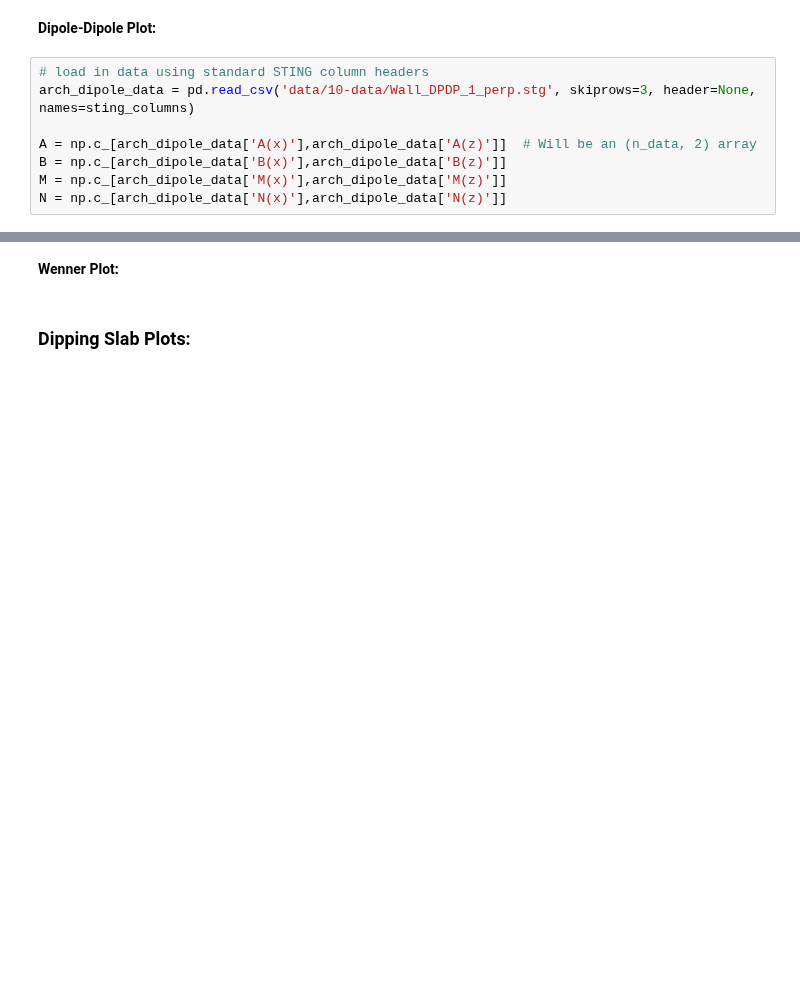
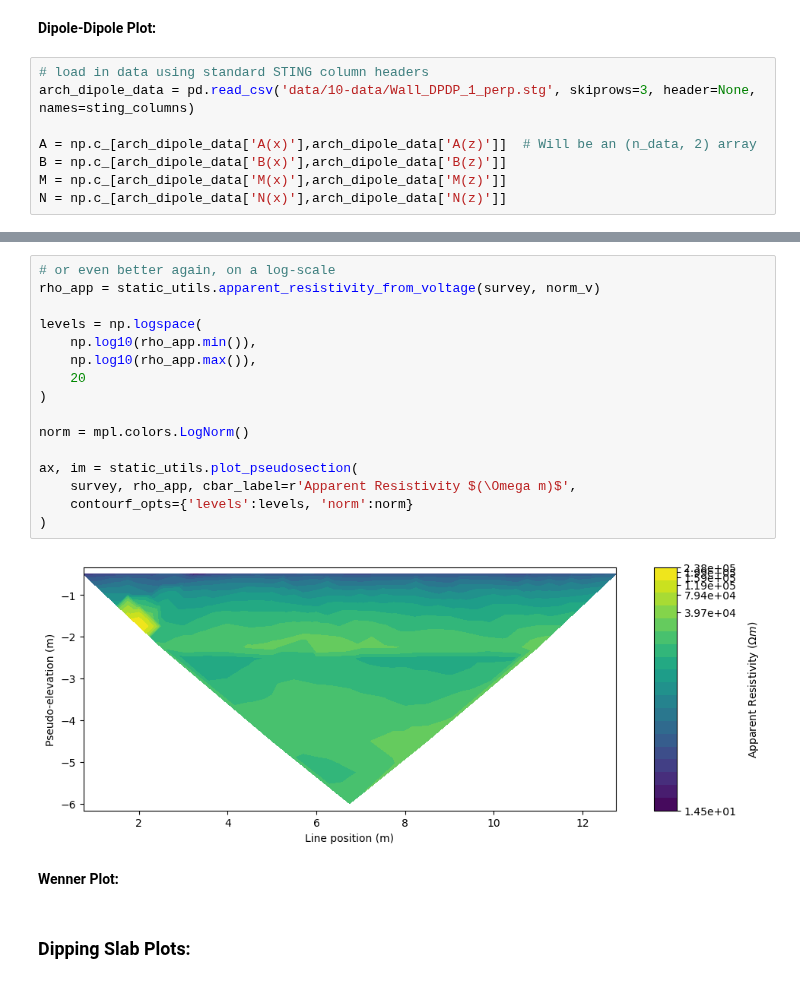
Before and after one commit to lillian-hanson/gpgn-318-328-notebooks, a Jupyter notebook: Labs/resitivity/10-lab-work.ipynb, the cells around one changed output, grey strips where cells are left out. Cells and saved outputs as stored; diff of their text form; blank space fills up the shorter version.

```diff
--- a/Labs/resitivity/10-lab-work.ipynb
+++ b/Labs/resitivity/10-lab-work.ipynb
@@ -61,3 +129,21 @@ N = np.c_[arch_dipole_data['N(x)'],arch_dipole_data['N(z)']]
+# %%
+# or even better again, on a log-scale
+rho_app = static_utils.apparent_resistivity_from_voltage(survey, norm_v)
+
+levels = np.logspace(
+    np.log10(rho_app.min()),
+    np.log10(rho_app.max()),
+    20
+)
+
+norm = mpl.colors.LogNorm()
+
+ax, im = static_utils.plot_pseudosection(
+    survey, rho_app, cbar_label=r'Apparent Resistivity $(\Omega m)$',
+    contourf_opts={'levels':levels, 'norm':norm}
+)
+# %% [output]
+[figure, added]
 # %% [markdown]
 **Wenner Plot:**
 # %% [markdown]
```
Also changed, not shown: parts of 7 cells of this notebook, 1 other file.
